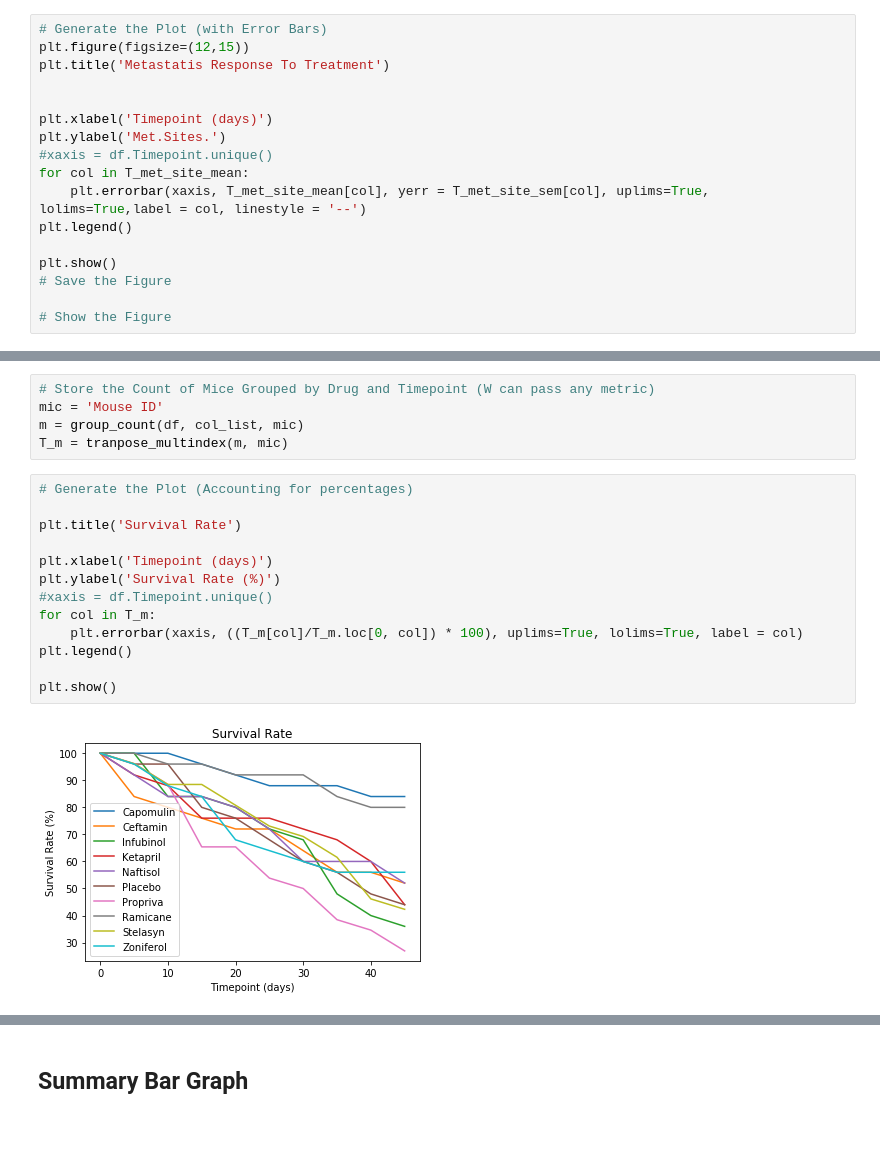
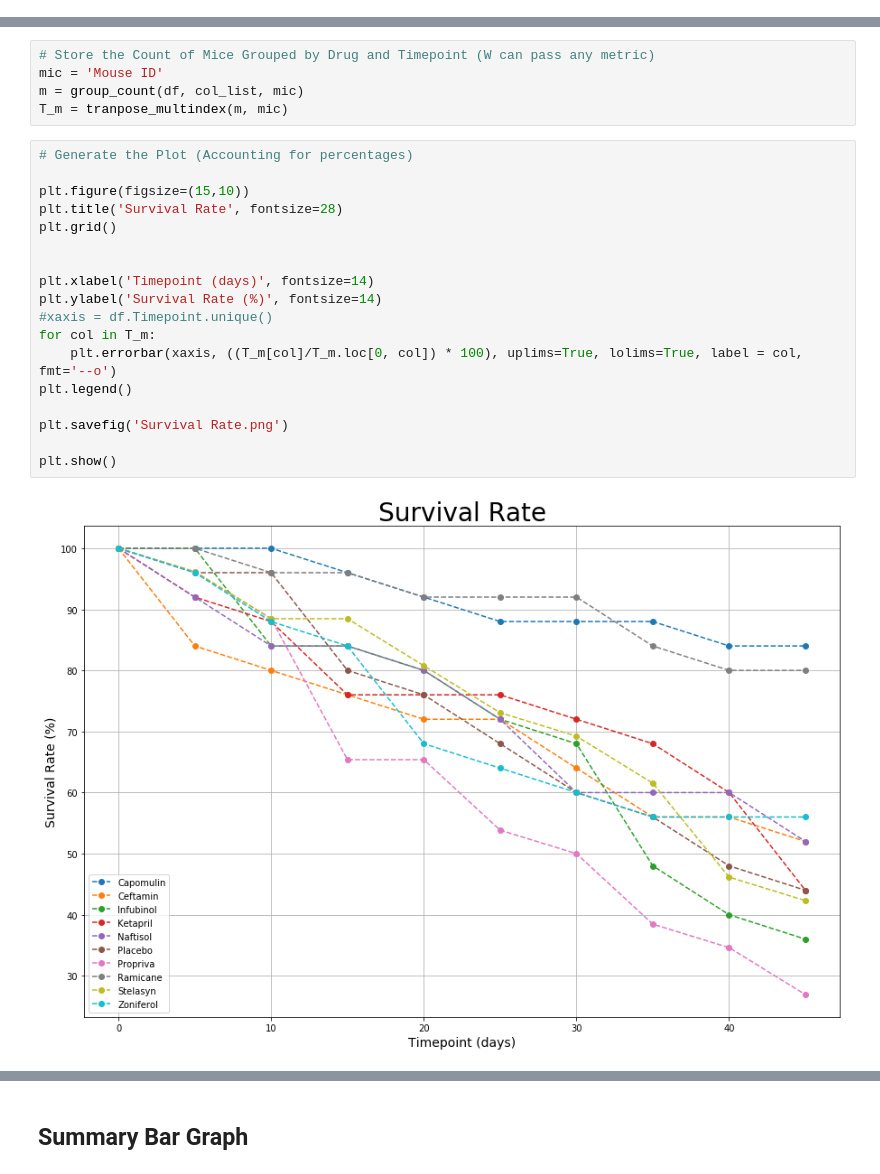
Before and after one commit to misinglink/matplotlib_challenge, a Jupyter notebook: pymaceuticals.ipynb, the cells around one changed output, grey strips where cells are left out. Saved outputs shown, nothing was run; the diff lists cells and outputs as text; blank space fills up the shorter version.

Commit message:
formatted all graphs

```diff
--- a/pymaceuticals.ipynb
+++ b/pymaceuticals.ipynb
@@ -121,20 +121,3 @@ met_site_sem = group_sem(df, col_list, meta)
 # Minor Data Munging to Re-Format the Data Frames
 T_met_site_mean = tranpose_multindex(met_site_mean,meta)
 T_met_site_sem = tranpose_multindex(met_site_sem, meta)
-# %%
-# Generate the Plot (with Error Bars)
-plt.figure(figsize=(12,15))
-plt.title('Metastatis Response To Treatment')
-
-
-plt.xlabel('Timepoint (days)')
-plt.ylabel('Met.Sites.')
-#xaxis = df.Timepoint.unique()
-for col in T_met_site_mean:
-    plt.errorbar(xaxis, T_met_site_mean[col], yerr = T_met_site_sem[col], uplims=True, lolims=True,label = col, linestyle = '--')
-plt.legend()
-
-plt.show()
-# Save the Figure
-
-# Show the Figure
@@ -152,18 +169,23 @@ T_m = tranpose_multindex(m, mic)
 # %%
 # Generate the Plot (Accounting for percentages)
 
-plt.title('Survival Rate')
+plt.figure(figsize=(15,10))
+plt.title('Survival Rate', fontsize=28)
+plt.grid()
 
-plt.xlabel('Timepoint (days)')
-plt.ylabel('Survival Rate (%)')
+
+plt.xlabel('Timepoint (days)', fontsize=14)
+plt.ylabel('Survival Rate (%)', fontsize=14)
 #xaxis = df.Timepoint.unique()
 for col in T_m:
-    plt.errorbar(xaxis, ((T_m[col]/T_m.loc[0, col]) * 100), uplims=True, lolims=True, label = col)
+    plt.errorbar(xaxis, ((T_m[col]/T_m.loc[0, col]) * 100), uplims=True, lolims=True, label = col, fmt='--o')
 plt.legend()
 
+plt.savefig('Survival Rate.png')
+
 plt.show()
 # %% [output]
-[figure, old version]
+[figure, new version]
 # %% [markdown]
 ![Metastatic Spread During Treatment](../Images/survival.png)
 # %% [markdown]
```
Also changed, not shown: parts of 5 cells of this notebook.
